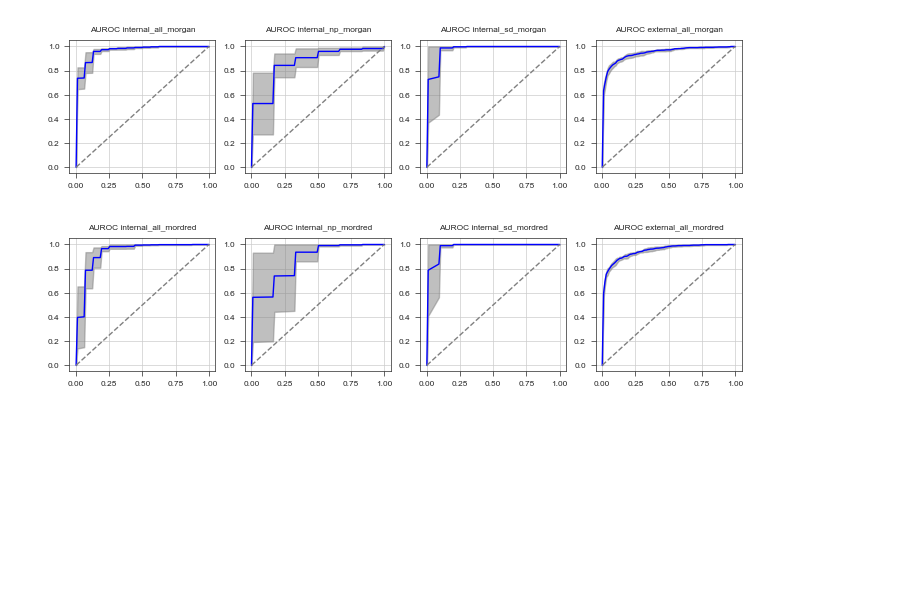
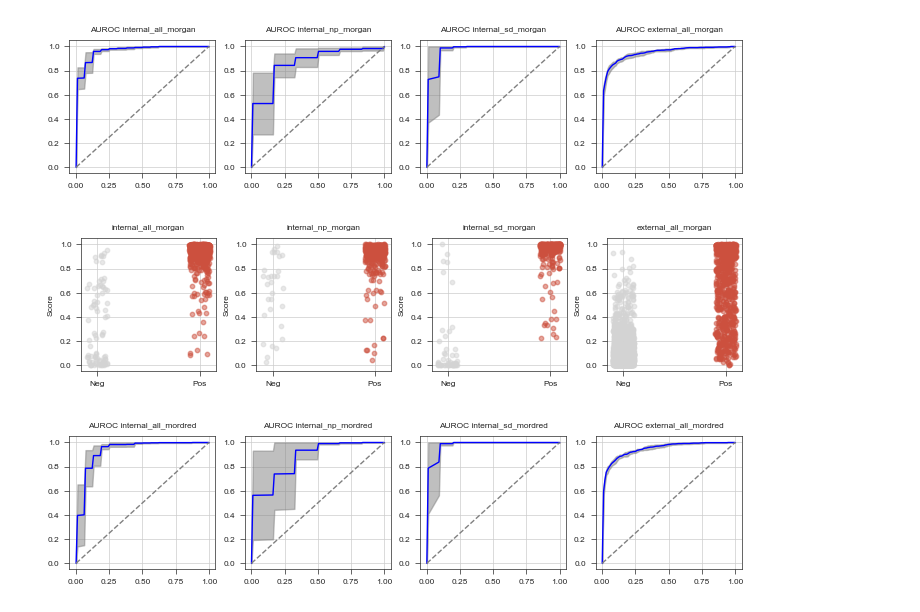
Before and after one commit to ersilia-os/anti-hypertension-cedd, a Jupyter notebook: notebooks/03_ml_modelling.ipynb, the cells around one changed output. Saved outputs shown, nothing was run; the diff lists cells and outputs as text; code cells hidden in the pictures; blank space fills up the shorter version.

```diff
--- a/notebooks/03_ml_modelling.ipynb
+++ b/notebooks/03_ml_modelling.ipynb
@@ -212,6 +212,36 @@ def plot_roc_curve(ax, name):
     ax.set_title(f"AUROC {name}")
     ax.set_xlabel("")
     ax.set_ylabel("")
+# %%
+def plot_yhat(ax,name):
+    with open(os.path.join(model_dir, f"{name}.json"), 'r') as f:
+        results = json.load(f)
+
+    y_hats = results['y_hat']
+    y_trues = results['y']
+    y_hats = np.array(y_hats)
+    y_trues = np.array(y_trues)
+    y_hats_1 = y_hats[y_trues == 1]
+    y_hats_0 = y_hats[y_trues == 0]
+    np.random.shuffle(y_hats_0)
+    np.random.shuffle(y_hats_1)
+
+    for y in zip(y_hats_0):
+        jitter = np.random.uniform(-0.1, 0.1)
+        color = NamedColors().gray
+        ax.scatter([0 + jitter], [y], color=color, alpha=0.5)
+
+    for y in zip(y_hats_1):
+        jitter = np.random.uniform(-0.1, 0.1)
+        color = NamedColors().red
+        ax.scatter([1 + jitter], [y], color=color, alpha=0.5)
+
+    ax.set_xticks([0,1])
+    ax.set_xticklabels(["Neg", "Pos"])
+    ax.set_xlabel("")
+    ax.set_ylabel("Score")
+    ax.set_ylim(-0.05, 1.05)
+    ax.set_title(name)
 # %%
 names = ["internal_all_morgan", "internal_np_morgan", "internal_sd_morgan", "external_all_morgan"]
 fig, axs = st.create_figure(
@@ -226,6 +256,20 @@ plt.tight_layout()
 plt.savefig(os.path.join(figure_dir, "roc_curves_morgan.png"), dpi=300)
 # %% [output]
 [figure]
+# %%
+names = ["internal_all_morgan", "internal_np_morgan", "internal_sd_morgan", "external_all_morgan"]
+fig, axs = st.create_figure(
+    1, len(names), width=TWO_COLUMNS_WIDTH, height=0.25 * TWO_COLUMNS_WIDTH
+)
+
+for n in names:
+    ax = axs.next()
+    plot_yhat(ax, n)
+
+plt.tight_layout()
+plt.savefig(os.path.join(figure_dir, "yhat_morgan.png"), dpi=300)
+# %% [output]
+[figure, added]
 # %%
 names = ["internal_all_mordred", "internal_np_mordred", "internal_sd_mordred", "external_all_mordred"]
 fig, axs = st.create_figure(
```
Also changed, not shown: parts of 5 cells of this notebook, 6 other files.
